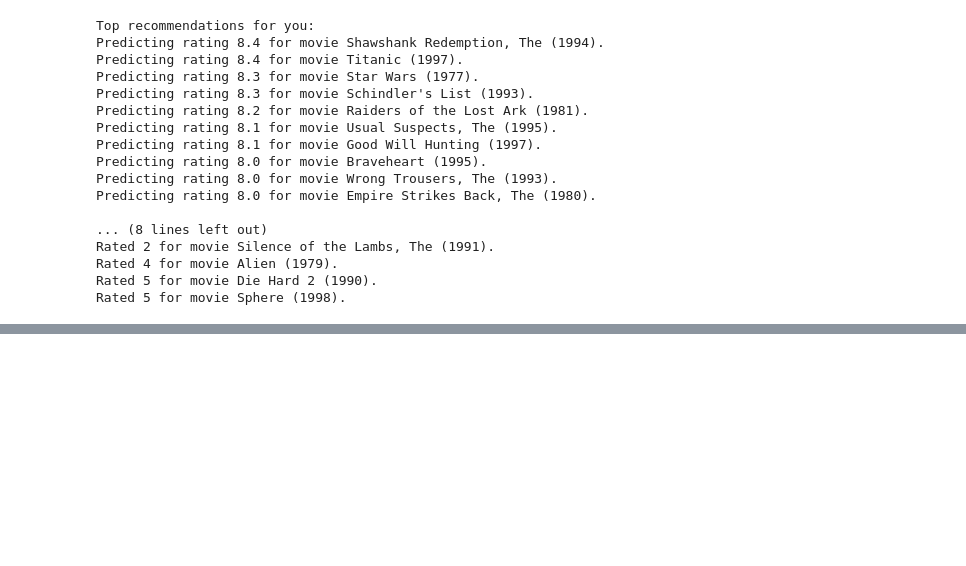
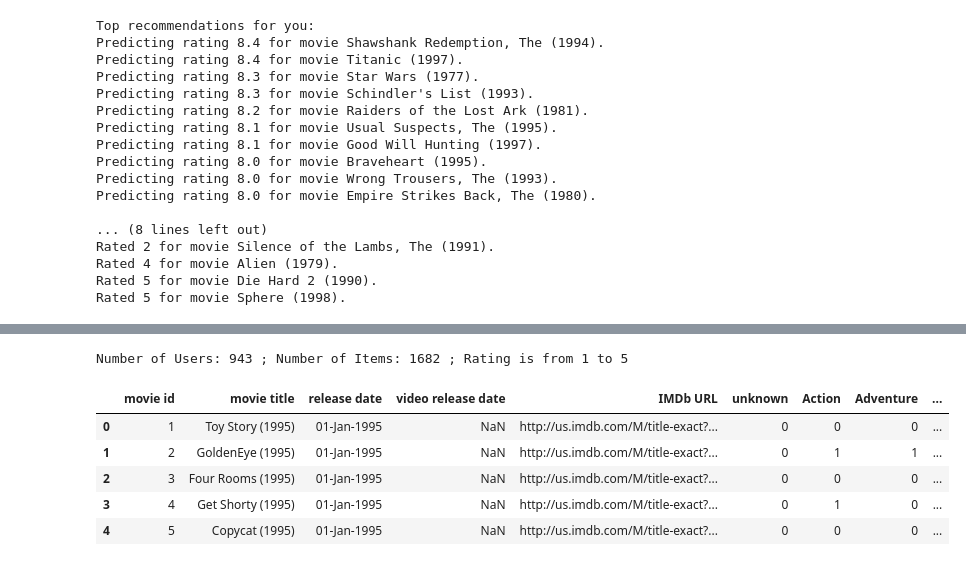
Before and after one commit to jchen8000/MachineLearning, a Jupyter notebook: Recommender System/recommender_system.ipynb, the cells around one changed output, grey strips where cells are left out. Drawn from its saved outputs; the diff is of its cells as text; code cells hidden in the pictures; blank space fills up the shorter version.

```diff
--- a/Recommender System/recommender_system.ipynb
+++ b/Recommender System/recommender_system.ipynb
@@ -379,0 +403,9 @@ Rated 5 for movie Sphere (1998).
+# %%
+#Set user_id starting from 0 - number_users-1, and same for item_id
+dataset.user_id = dataset.user_id.astype('category').cat.codes.values
+dataset.item_id = dataset.item_id.astype('category').cat.codes.values
+
+number_users, number_items = len(dataset.user_id.unique()), len(dataset.item_id.unique())
+print("Number of Users:", number_users, "; Number of Items:", number_items, "; Rating is from", dataset.rating.min(), "to", dataset.rating.max())
+# %% [output]
+Number of Users: 943 ; Number of Items: 1682 ; Rating is from 1 to 5
@@ -379,0 +430,13 @@ Rated 5 for movie Sphere (1998).
+# %%
+items = pd.read_csv("ml-100k/u.item",
+                    sep='|',
+                    names="movie id|movie title|release date|video release date|IMDb URL|unknown|Action|Adventure|Animation|Children's|Comedy|Crime|Documentary|Drama|Fantasy|Film-Noir|Horror|Musical|Mystery|Romance|Sci-Fi|Thriller|War|Western|".split("|"),
+                    encoding="latin-1")
+items.head()
+# %% [output]
+|  | movie id | movie title | release date | video release date | IMDb URL | unknown | Action | Adventure | ... |
+| 0 | 1 | Toy Story (1995) | 01-Jan-1995 | NaN | http://us.imdb.com/M/title-exact?... | 0 | 0 | 0 | ... |
+| 1 | 2 | GoldenEye (1995) | 01-Jan-1995 | NaN | http://us.imdb.com/M/title-exact?... | 0 | 1 | 1 | ... |
+| 2 | 3 | Four Rooms (1995) | 01-Jan-1995 | NaN | http://us.imdb.com/M/title-exact?... | 0 | 0 | 0 | ... |
+| 3 | 4 | Get Shorty (1995) | 01-Jan-1995 | NaN | http://us.imdb.com/M/title-exact?... | 0 | 1 | 0 | ... |
+| 4 | 5 | Copycat (1995) | 01-Jan-1995 | NaN | http://us.imdb.com/M/title-exact?... | 0 | 0 | 0 | ... |
```
Also changed, not shown: parts of 11 cells of this notebook.
